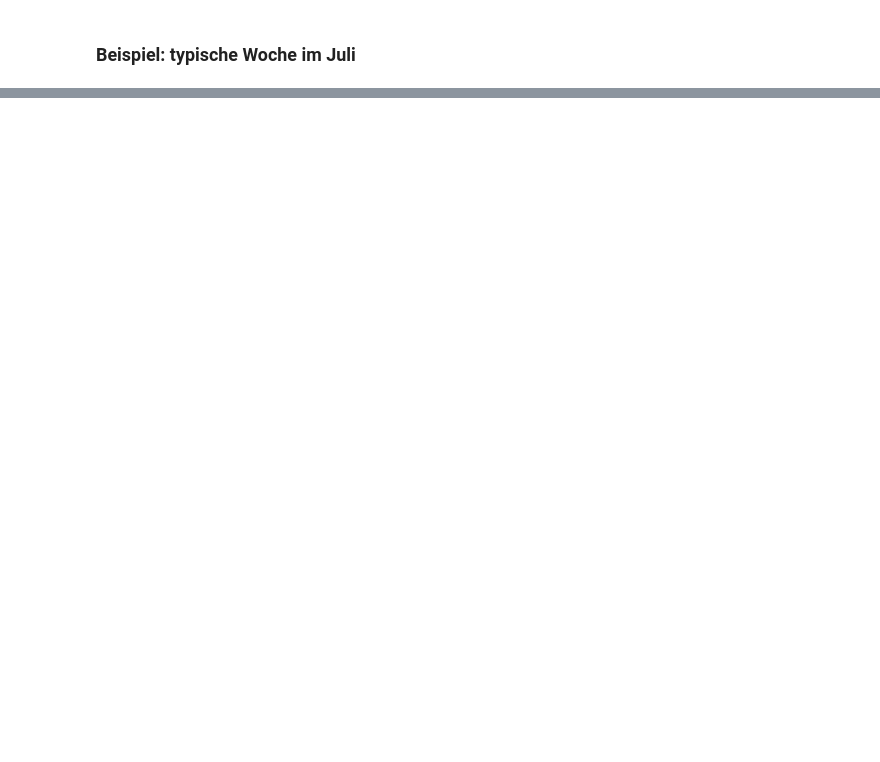
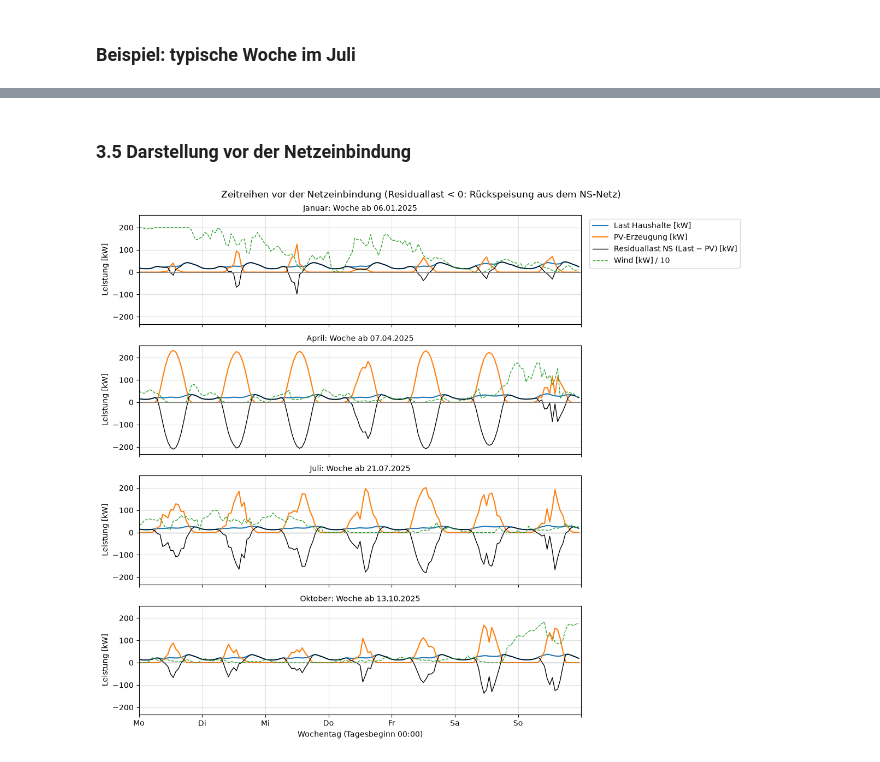
Before and after one commit to RoyalKnighter/SmartGrids, a Jupyter notebook: task2/Task2.ipynb, the cells around one changed output, grey strips where cells are left out. Cells and saved outputs as stored; diff of their text form; code cells hidden in the pictures; blank space fills up the shorter version.

```diff
--- a/task2/Task2.ipynb
+++ b/task2/Task2.ipynb
@@ -497,0 +542,9 @@ plt.show()
+# %%
+ANNUAL_KWH   = 3500          # Jahresverbrauch je Haushalt [kWh/a]
+COS_PHI_LOAD = 0.97          # Leistungsfaktor Haushalte (induktiv)
+PV_SHARE     = 0.5           # Anteil der Haushalte mit PV-Anlage
+PV_MODULES   = 22            # Module je Anlage
+PV_KWP       = PV_MODULES * wt.PV_MODULE["p_stc_w"] / 1000      # installierte Leistung je Anlage [kWp]
+MV_LINE_KM   = 5.0           # Länge der MS-Leitung Umspannwerk -> Ortsnetzstation [km]
+
+print(f"PV-Anlage: {PV_MODULES} × {wt.PV_MODULE['p_stc_w']:.0f} W = {PV_KWP:.2f} kWp")
@@ -497,0 +561,3 @@ plt.show()
+# %%
+TS = sim.build_timeseries(PROFILES, WEATHER, annual_kwh=ANNUAL_KWH, cos_phi_load=COS_PHI_LOAD)
+TS.head()
@@ -497,0 +576,8 @@ plt.show()
+# %%
+NET, IDX, HOUSEHOLDS = on.build_ortsnetz(with_mv_line=True, mv_line_km=MV_LINE_KM)
+HAS_PV = on.assign_pv(HOUSEHOLDS, share=PV_SHARE)
+PV = on.add_pv_systems(NET, HOUSEHOLDS, HAS_PV, kwp=PV_KWP)
+
+ELEMENTS = sim.element_table(HOUSEHOLDS, PV, IDX, ANNUAL_KWH, COS_PHI_LOAD)
+print(f"{len(HOUSEHOLDS)} Haushalte, {len(PV)} PV-Anlagen ({PV.kwp.sum():.1f} kWp), 1 Windenergieanlage")
+ELEMENTS.groupby("Profil").agg(Anzahl=("Index", "size"), Skalierung=("Skalierung", "first"))
@@ -497,0 +646,7 @@ plt.show()
+# %% [markdown]
+### 3.5 Darstellung vor der Netzeinbindung
+# %%
+sim.plot_timeseries(TS, n_households=len(HOUSEHOLDS), total_kwp=PV.kwp.sum())
+plt.show()
+# %% [output]
+[figure, added]
```
Also changed, not shown: parts of 65 cells of this notebook, 2 other files.
